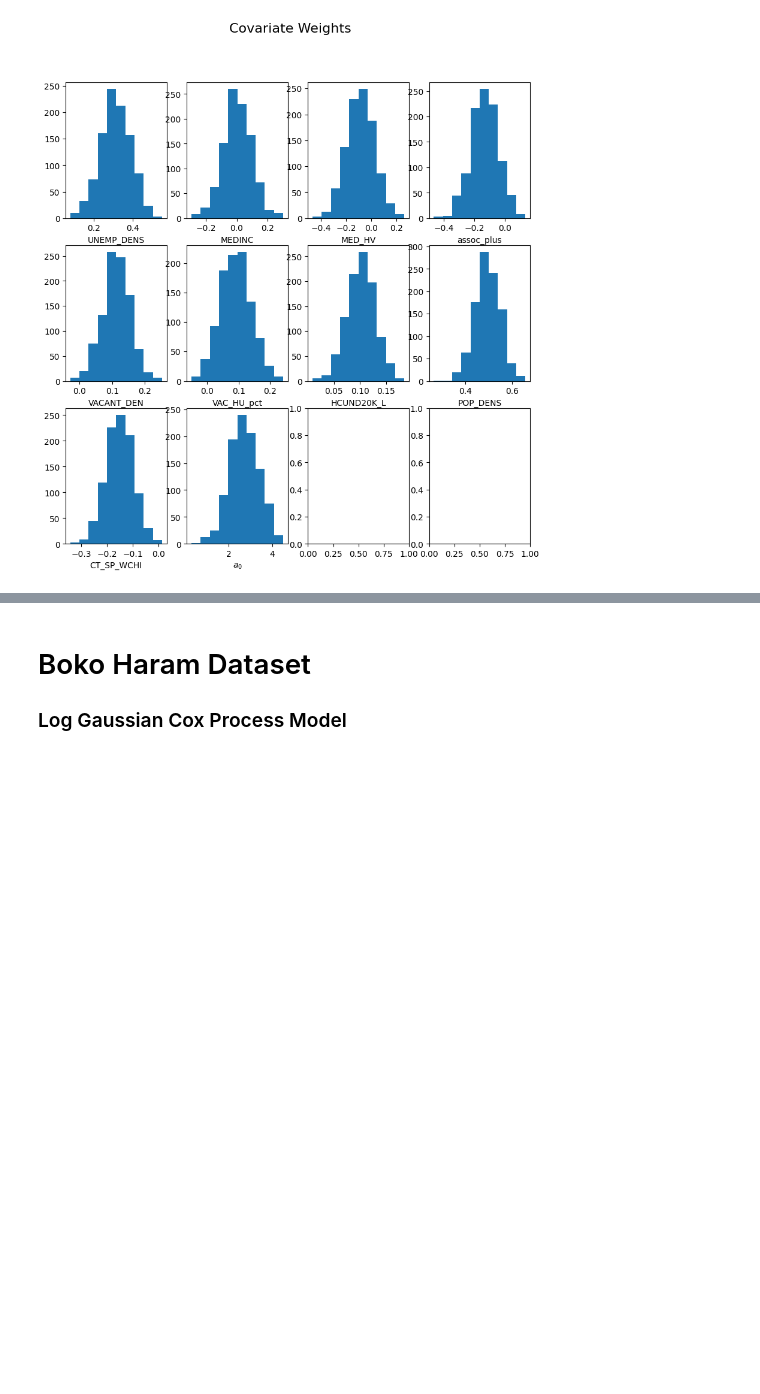
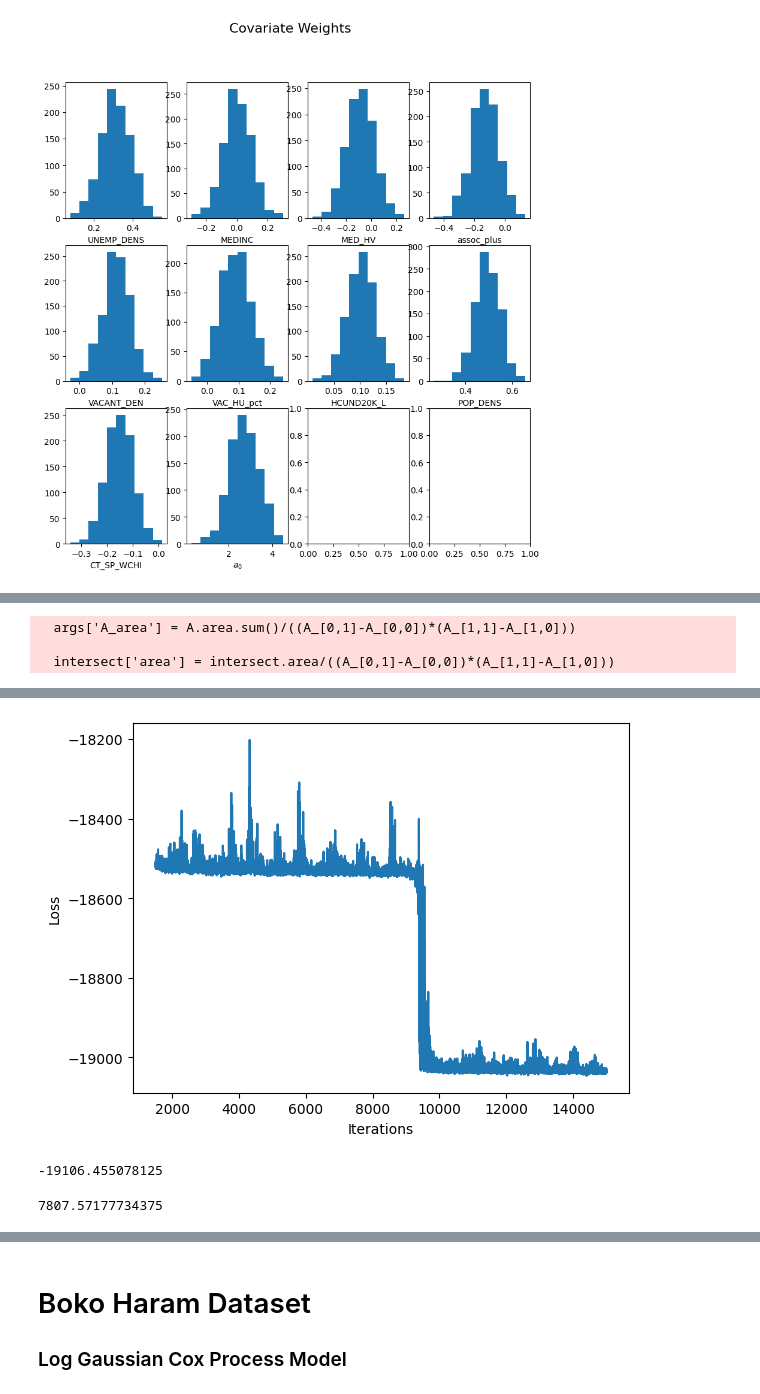
Before and after one commit to imanring/BSTPP, a Jupyter notebook: demo.ipynb, the cells around one changed output, grey strips where cells are left out. Cells and saved outputs as stored; diff of their text form; code cells hidden in the pictures; blank space fills up the shorter version.

```diff
--- a/demo.ipynb
+++ b/demo.ipynb
@@ -77,0 +86,40 @@ model.cov_weight_post_summary()
+# %%
+from bstpp.trigger import Trigger
+import jax.numpy as jnp
+
+class spatial_double_exp(Trigger):
+    def compute_trigger(self,pars,dif_mat):
+         return jnp.exp(-jnp.abs(dif_mat).sum(axis=0)/pars['Lambda'])/(2*pars['Lambda'])**2
+
+    def compute_integral(self,pars,limits):
+        x_limits = limits[0] #shape [2,n]
+        y_limits = limits[1] #shape [2,n]
+        x_int = 1-0.5*jnp.exp(-jnp.abs(x_limits[0]/pars['Lambda'])) - \
+            0.5*jnp.exp(-jnp.abs(x_limits[1]/pars['Lambda']))
+        y_int = 1-0.5*jnp.exp(-jnp.abs(y_limits[0]/pars['Lambda'])) - \
+            0.5*jnp.exp(-jnp.abs(y_limits[1]/pars['Lambda']))
+        return x_int*y_int
+
+    def simulate_trigger(self,pars):
+        return np.random.laplace(size=2,scale=pars['Lambda'])
+
+    def get_par_names(self):
+        return ['Lambda']
+# %%
+model = Hawkes_Model(data['events_2022'],#spatiotemporal points
+                     data['boundaries'],#Chicago boundaries
+                     365,#Time frame (1 yr)
+                     True,#use Cox as background
+                     spatial_cov=data['covariates'],#spatial covariate matrix
+                     cov_names = column_names,#columns to use from covariates
+                     a_0=dist.Normal(1,10), alpha = dist.Beta(20,60),#set priors
+                     beta=dist.HalfNormal(2.0),Lambda=dist.HalfNormal(0.5),
+                     spatial_trig=spatial_double_exp
+                    )
+# %% [output]
+  args['A_area'] = A.area.sum()/((A_[0,1]-A_[0,0])*(A_[1,1]-A_[1,0]))
+
+  intersect['area'] = intersect.area/((A_[0,1]-A_[0,0])*(A_[1,1]-A_[1,0]))
+# %%
+model.run_svi(lr=0.02,num_steps=15000)
+# %% [output]
@@ -77,0 +127,9 @@ model.cov_weight_post_summary()
+[figure, added]
+# %%
+model.expected_AIC()
+# %% [output]
+-19106.455078125
+# %%
+model.log_expected_likelihood(data['events_2023'])
+# %% [output]
+7807.57177734375
```
Also changed, not shown: parts of 10 cells of this notebook, 5 other files.
